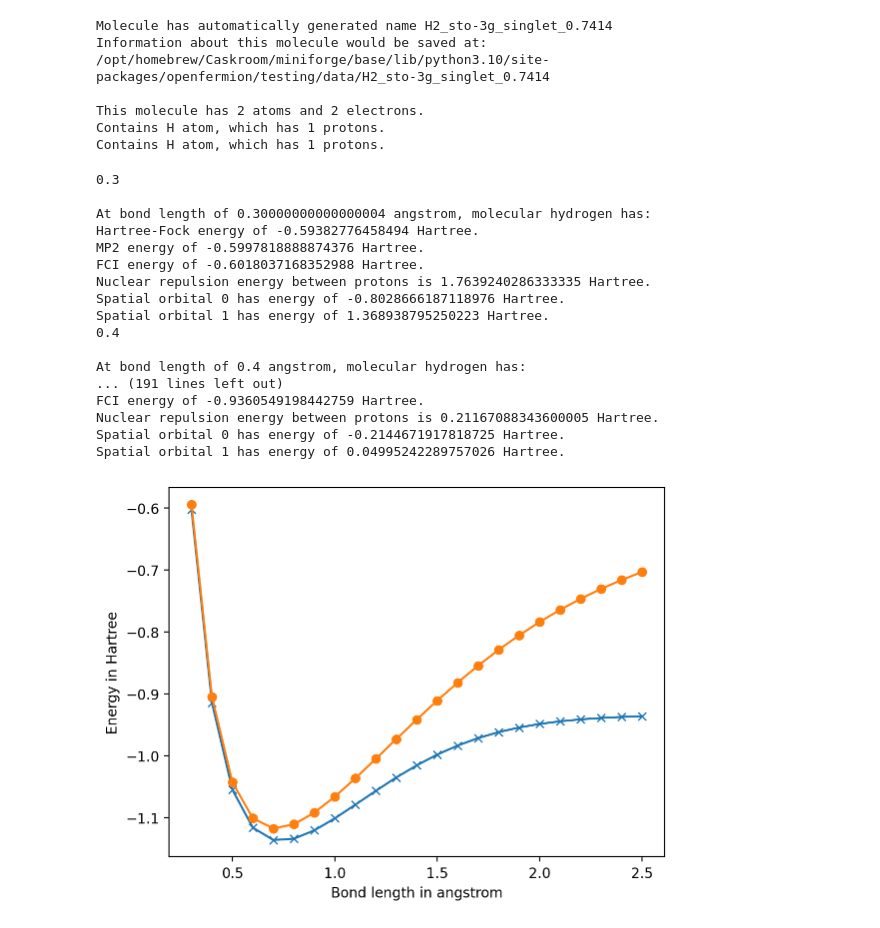
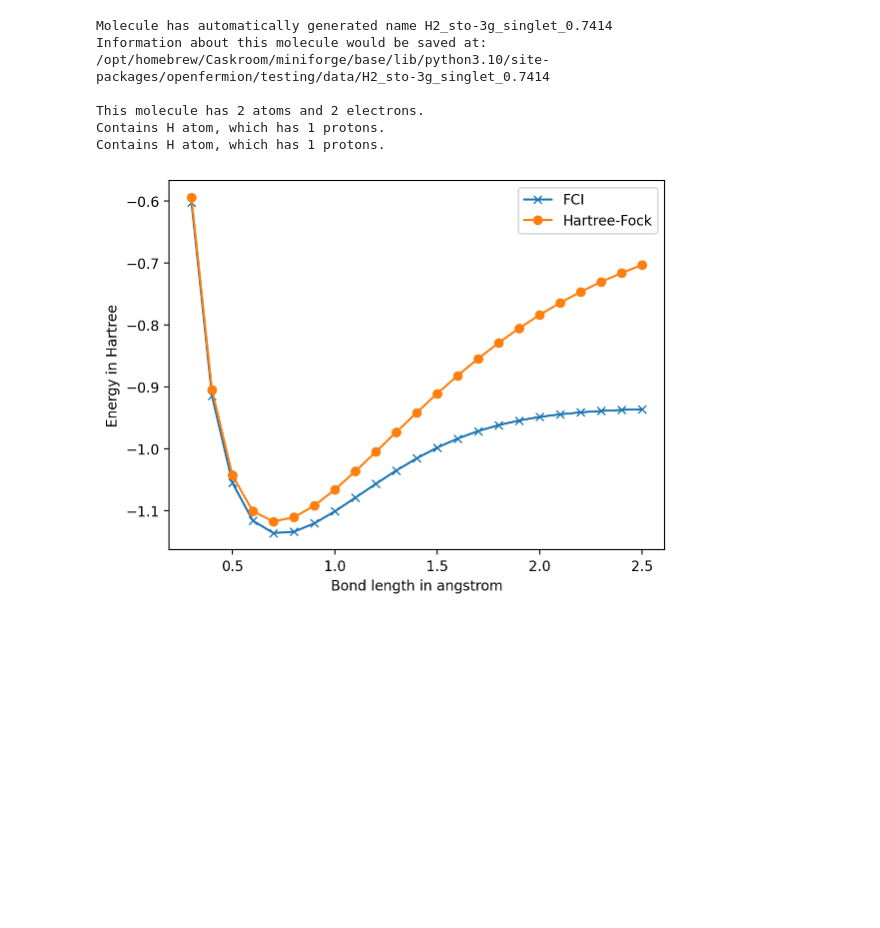
Before and after one commit to Jue-Xu/cookbook-quantum-simulation, a Jupyter notebook: _sources/ground.ipynb, the cells around one changed output. Drawn from its saved outputs; the diff is of its cells as text; code cells hidden in the pictures; blank space fills up the shorter version.

```diff
--- a/_sources/ground.ipynb
+++ b/_sources/ground.ipynb
@@ -39,63 +41,50 @@ basis = 'sto-3g'
 multiplicity = 1
 bond_length_interval = 0.1
 n_points = 25
+verbose = False
 
 # Generate molecule at different bond lengths.
 hf_energies = []
 fci_energies = []
 bond_lengths = []
 for point in range(3, n_points + 1):
     bond_length = bond_length_interval * point
     bond_lengths += [bond_length]
     description = str(round(bond_length,2))
-    print(description)
     geometry = [('H', (0., 0., 0.)), ('H', (0., 0., bond_length))]
     molecule = MolecularData(
         geometry, basis, multiplicity, description=description)
 
     # Load data.
     molecule.load()
 
     # Print out some results of calculation.
-    print('\nAt bond length of {} angstrom, molecular hydrogen has:'.format(
-        bond_length))
-    print('Hartree-Fock energy of {} Hartree.'.format(molecule.hf_energy))
-    print('MP2 energy of {} Hartree.'.format(molecule.mp2_energy))
-    print('FCI energy of {} Hartree.'.format(molecule.fci_energy))
-    print('Nuclear repulsion energy between protons is {} Hartree.'.format(
-        molecule.nuclear_repulsion))
+    if verbose:
+        print(description)
+        print('\nAt bond length of {} angstrom, molecular hydrogen has:'.format(
+            bond_length))
+        print('Hartree-Fock energy of {} Hartree.'.format(molecule.hf_energy))
+        print('MP2 energy of {} Hartree.'.format(molecule.mp2_energy))
+        print('FCI energy of {} Hartree.'.format(molecule.fci_energy))
+        print('Nuclear repulsion energy between protons is {} Hartree.'.format(
+            molecule.nuclear_repulsion))
     for orbital in range(molecule.n_orbitals):
-        print('Spatial orbital {} has energy of {} Hartree.'.format(
-            orbital, molecule.orbital_energies[orbital]))
+        if verbose:
+            print('Spatial orbital {} has energy of {} Hartree.'.format(
+                orbital, molecule.orbital_energies[orbital]))
     hf_energies += [molecule.hf_energy]
     fci_energies += [molecule.fci_energy]
 
 # Plot.
 import matplotlib.pyplot as plt
 %matplotlib inline
 
 plt.figure(0)
-plt.plot(bond_lengths, fci_energies, 'x-')
-plt.plot(bond_lengths, hf_energies, 'o-')
+plt.plot(bond_lengths, fci_energies, 'x-', label='FCI')
+plt.plot(bond_lengths, hf_energies, 'o-', label='Hartree-Fock')
 plt.ylabel('Energy in Hartree')
 plt.xlabel('Bond length in angstrom')
+plt.legend()
 plt.show()
 # %% [output]
-0.3
-
-At bond length of 0.30000000000000004 angstrom, molecular hydrogen has:
-Hartree-Fock energy of -0.59382776458494 Hartree.
-MP2 energy of -0.5997818888874376 Hartree.
-FCI energy of -0.6018037168352988 Hartree.
-Nuclear repulsion energy between protons is 1.7639240286333335 Hartree.
-Spatial orbital 0 has energy of -0.8028666187118976 Hartree.
-Spatial orbital 1 has energy of 1.368938795250223 Hartree.
-0.4
-
-At bond length of 0.4 angstrom, molecular hydrogen has:
-... (191 lines left out)
-FCI energy of -0.9360549198442759 Hartree.
-Nuclear repulsion energy between protons is 0.21167088343600005 Hartree.
-Spatial orbital 0 has energy of -0.2144671917818725 Hartree.
-Spatial orbital 1 has energy of 0.04995242289757026 Hartree.
-[figure, old version]
+[figure, new version]
```
Also changed, not shown: parts of 1 cell of this notebook, 46 other files.
